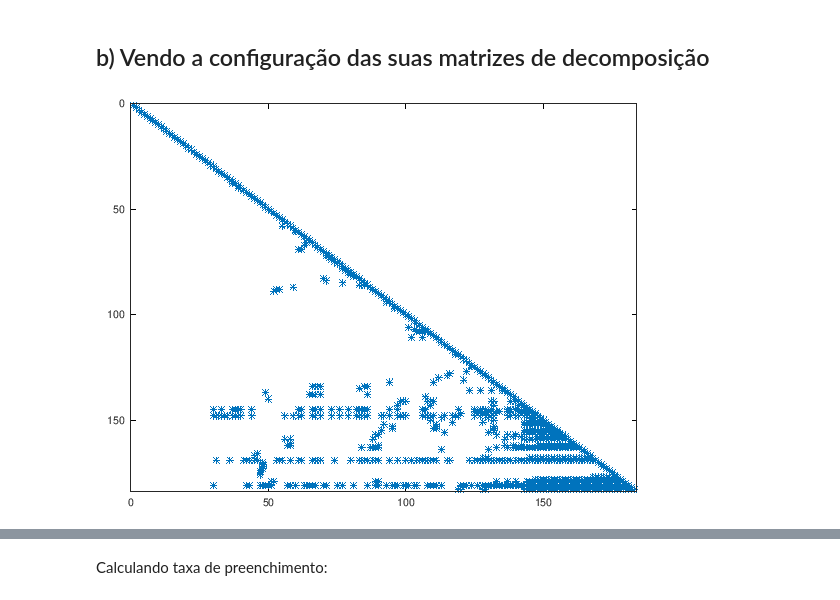
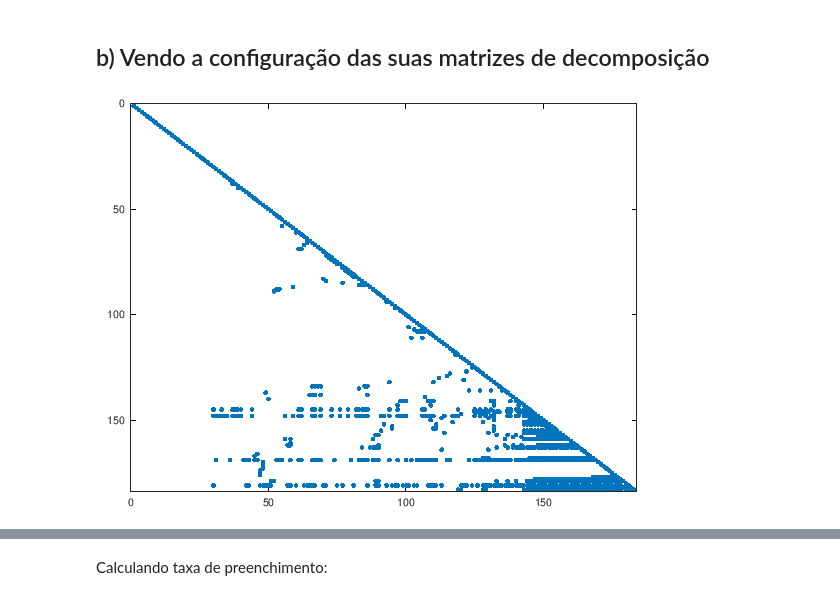
Before and after one commit to Henriquelay/an1-trab1, a Jupyter notebook: Questao2.ipynb, the cells around one changed output, grey strips where cells are left out. Drawn from its saved outputs; the diff is of its cells as text; code cells hidden in the pictures.

```diff
--- a/Questao2.ipynb
+++ b/Questao2.ipynb
@@ -24,8 +25,8 @@ condicao = 3.2657e+13
 ## b) Vendo a configuração das suas matrizes de decomposição
 # %%
 [fs183L, fs183U, _, _] = lu(fs183);
-
-spy(fs183L)
-# %% [output]
-[figure, removed]
+# %%
+spy(fs183L, 10, ".")
+# %% [output]
+[figure, added]
 # %%
```
Also changed, not shown: parts of 15 cells of this notebook.
